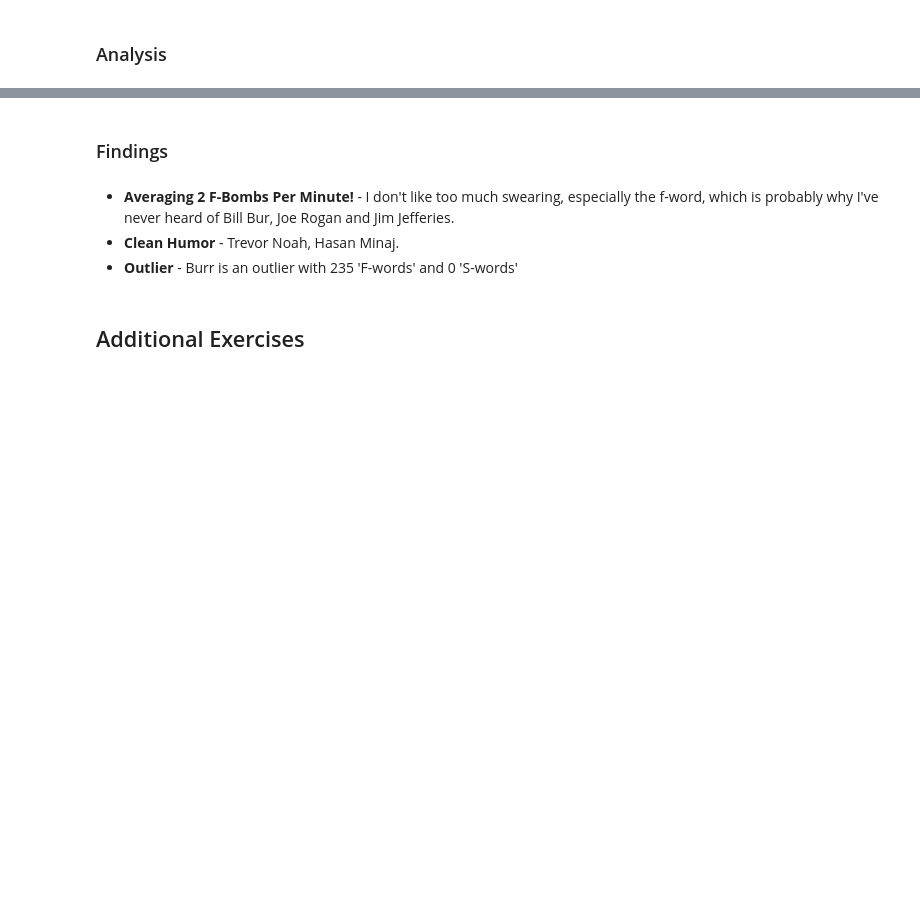
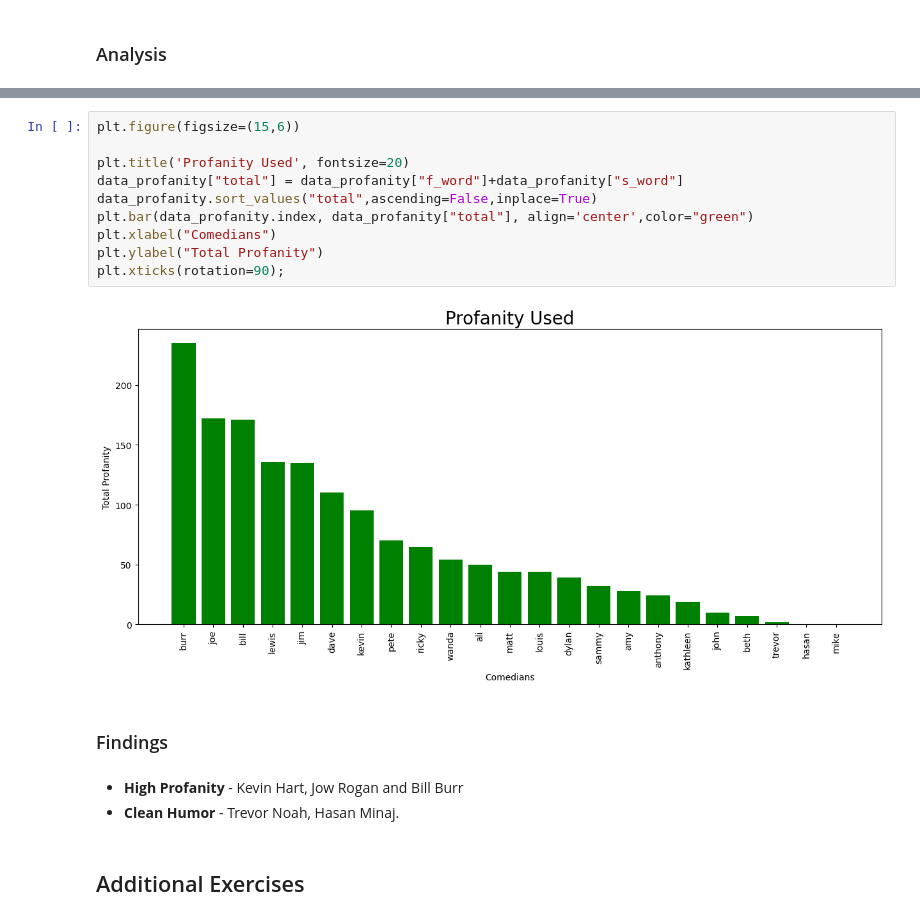
Before and after one commit to IqmanS/NLP-Assignments, a Jupyter notebook: NLP_in_Python_3.ipynb, the cells around one changed output, grey strips where cells are left out. Cells and saved outputs as stored; diff of their text form; blank space fills up the shorter version.

```diff
--- a/NLP_in_Python_3.ipynb
+++ b/NLP_in_Python_3.ipynb
@@ -380,9 +393,20 @@ plt.show()
+# %%
+plt.figure(figsize=(15,6))
+
+plt.title('Profanity Used', fontsize=20)
+data_profanity["total"] = data_profanity["f_word"]+data_profanity["s_word"]
+data_profanity.sort_values("total",ascending=False,inplace=True)
+plt.bar(data_profanity.index, data_profanity["total"], align='center',color="green")
+plt.xlabel("Comedians")
+plt.ylabel("Total Profanity")
+plt.xticks(rotation=90);
+# %% [output]
+[figure, added]
 # %% [markdown]
 ### Findings
-# %% [markdown]
-* **Averaging 2 F-Bombs Per Minute!** - I don't like too much swearing, especially the f-word, which is probably why I've never heard of Bill Bur, Joe Rogan and Jim Jefferies.
-* **Clean Humor** - Trevor Noah, Hasan Minaj.
-* **Outlier** - Burr is an outlier with 235 'F-words' and 0 'S-words'
+# %% [markdown]
+* **High Profanity** - Kevin Hart, Jow Rogan and Bill Burr
+* **Clean Humor** - Trevor Noah, Hasan Minaj.
 # %% [markdown]
 ## Additional Exercises
 # %% [markdown]
```
Also changed, not shown: parts of 6 cells of this notebook.
